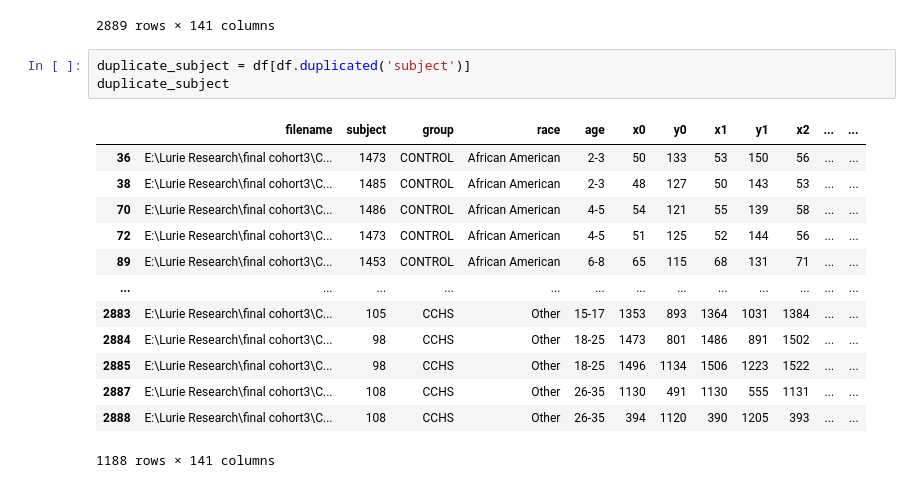
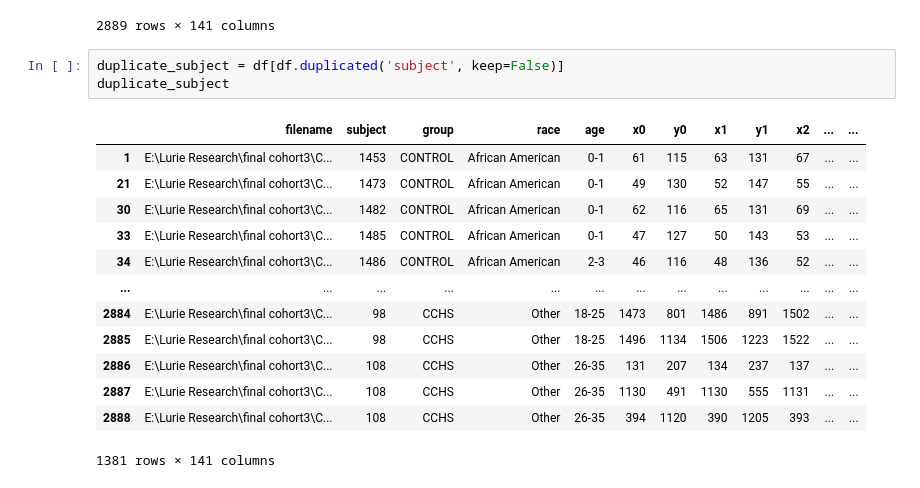
Before and after one commit to ch-zheng/cchs-prediction, a Jupyter notebook: models/split_datasets.ipynb, the cells around one changed output. Cells and saved outputs as stored; diff of their text form.

```diff
--- a/models/split_datasets.ipynb
+++ b/models/split_datasets.ipynb
@@ -22,22 +22,22 @@ df
 | 2888 | E:\Lurie Research\final cohort3\C... | 108 | CCHS | Other | 26-35 | 394 | 1120 | 390 | 1205 | 393 | ... | ... |
 2889 rows × 141 columns
 # %%
-duplicate_subject = df[df.duplicated('subject')]
+duplicate_subject = df[df.duplicated('subject', keep=False)]
 duplicate_subject
 # %% [output]
 |  | filename | subject | group | race | age | x0 | y0 | x1 | y1 | x2 | ... | ... |
-| 36 | E:\Lurie Research\final cohort3\C... | 1473 | CONTROL | African American | 2-3 | 50 | 133 | 53 | 150 | 56 | ... | ... |
-| 38 | E:\Lurie Research\final cohort3\C... | 1485 | CONTROL | African American | 2-3 | 48 | 127 | 50 | 143 | 53 | ... | ... |
-| 70 | E:\Lurie Research\final cohort3\C... | 1486 | CONTROL | African American | 4-5 | 54 | 121 | 55 | 139 | 58 | ... | ... |
-| 72 | E:\Lurie Research\final cohort3\C... | 1473 | CONTROL | African American | 4-5 | 51 | 125 | 52 | 144 | 56 | ... | ... |
-| 89 | E:\Lurie Research\final cohort3\C... | 1453 | CONTROL | African American | 6-8 | 65 | 115 | 68 | 131 | 71 | ... | ... |
+| 1 | E:\Lurie Research\final cohort3\C... | 1453 | CONTROL | African American | 0-1 | 61 | 115 | 63 | 131 | 67 | ... | ... |
+| 21 | E:\Lurie Research\final cohort3\C... | 1473 | CONTROL | African American | 0-1 | 49 | 130 | 52 | 147 | 55 | ... | ... |
+| 30 | E:\Lurie Research\final cohort3\C... | 1482 | CONTROL | African American | 0-1 | 62 | 116 | 65 | 131 | 69 | ... | ... |
+| 33 | E:\Lurie Research\final cohort3\C... | 1485 | CONTROL | African American | 0-1 | 47 | 127 | 50 | 143 | 53 | ... | ... |
+| 34 | E:\Lurie Research\final cohort3\C... | 1486 | CONTROL | African American | 2-3 | 46 | 116 | 48 | 136 | 52 | ... | ... |
 | ... | ... | ... | ... | ... | ... | ... | ... | ... | ... | ... | ... | ... |
-| 2883 | E:\Lurie Research\final cohort3\C... | 105 | CCHS | Other | 15-17 | 1353 | 893 | 1364 | 1031 | 1384 | ... | ... |
 | 2884 | E:\Lurie Research\final cohort3\C... | 98 | CCHS | Other | 18-25 | 1473 | 801 | 1486 | 891 | 1502 | ... | ... |
 | 2885 | E:\Lurie Research\final cohort3\C... | 98 | CCHS | Other | 18-25 | 1496 | 1134 | 1506 | 1223 | 1522 | ... | ... |
+| 2886 | E:\Lurie Research\final cohort3\C... | 108 | CCHS | Other | 26-35 | 131 | 207 | 134 | 237 | 137 | ... | ... |
 | 2887 | E:\Lurie Research\final cohort3\C... | 108 | CCHS | Other | 26-35 | 1130 | 491 | 1130 | 555 | 1131 | ... | ... |
 | 2888 | E:\Lurie Research\final cohort3\C... | 108 | CCHS | Other | 26-35 | 394 | 1120 | 390 | 1205 | 393 | ... | ... |
-1188 rows × 141 columns
+1381 rows × 141 columns
 # %%
 # get row #s of duplicated subjects
 duplicated_rows = {}
```
Also changed, not shown: parts of 14 cells of this notebook, 4 other files.
